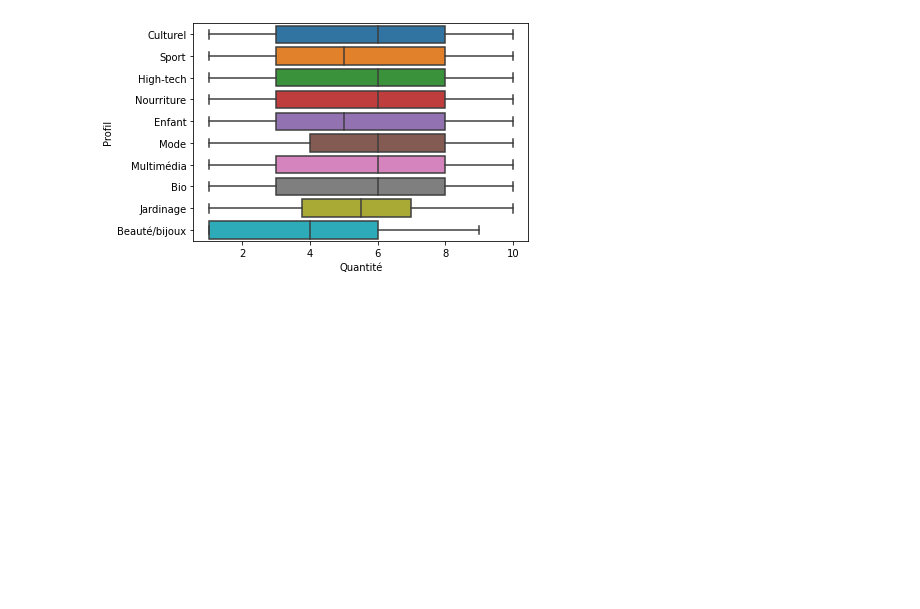
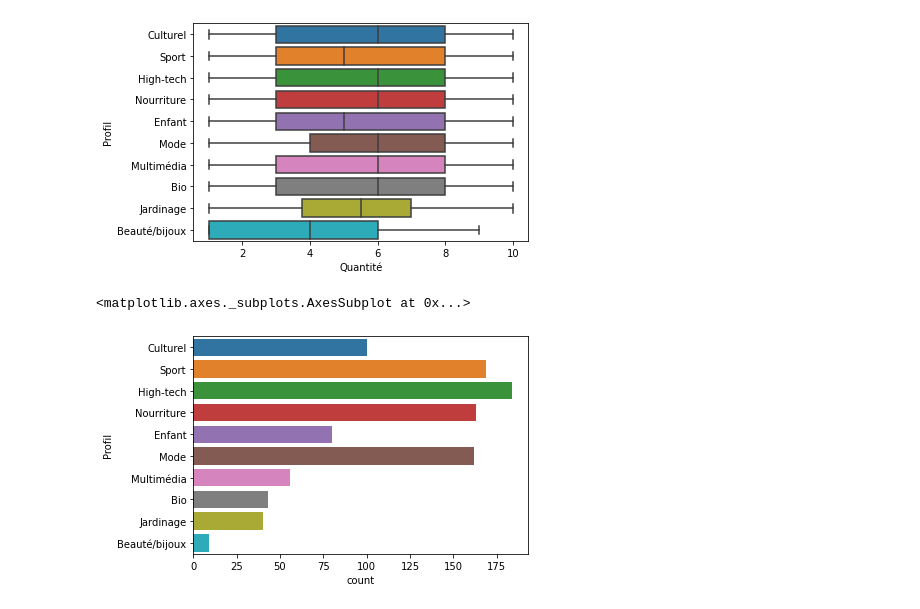
Before and after one commit to hostiix/DatasetVente, a Jupyter notebook: DataAnalysis.ipynb, the cells around one changed output. Drawn from its saved outputs; the diff is of its cells as text; code cells hidden in the pictures; blank space fills up the shorter version.

Commit message:
added correlation data to detect redundancies (none) and count plot to see the distribution of sells by client profile

```diff
--- a/DataAnalysis.ipynb
+++ b/DataAnalysis.ipynb
@@ -99,3 +99,10 @@ sns.boxplot(x = 'Quantité', y = 'Profil', data = features)
 # %% [output]
 <matplotlib.axes._subplots.AxesSubplot at 0x...>
 [figure]
+# %%
+#Nombre de ventes par profil client :
+
+sns.countplot(y = 'Profil', data = features)
+# %% [output]
+<matplotlib.axes._subplots.AxesSubplot at 0x...>
+[figure, added]
```
Also changed, not shown: parts of 1 cell of this notebook.
